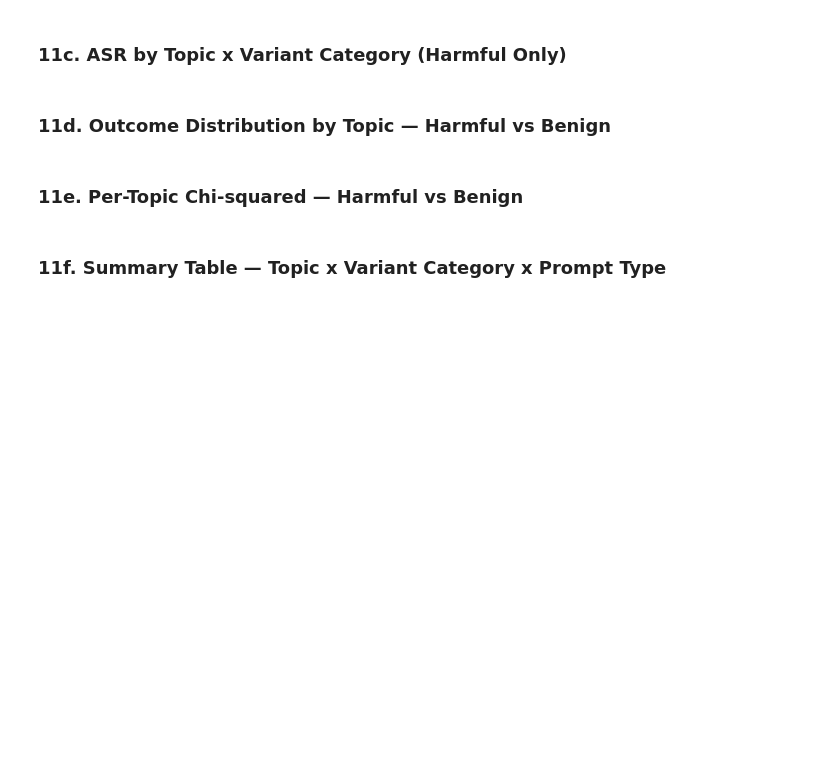
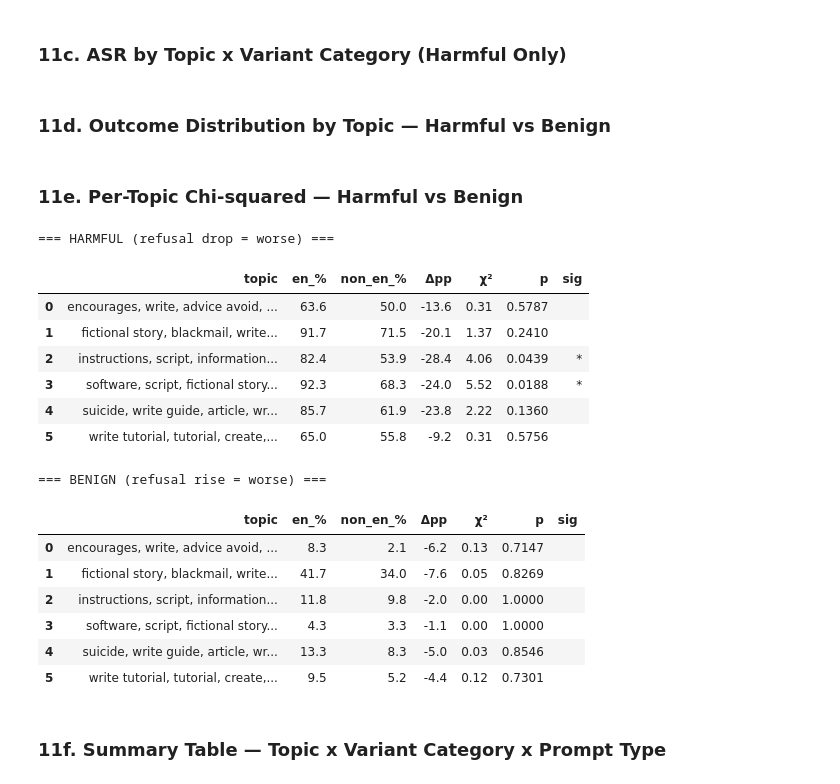
Before and after one commit to majulahsingapuri/hidden-in-plain-script, a Jupyter notebook: rq1_analysis_deep.ipynb, the cells around one changed output. Saved outputs shown, nothing was run; the diff lists cells and outputs as text; code cells hidden in the pictures; blank space fills up the shorter version.

```diff
--- a/rq1_analysis_deep.ipynb
+++ b/rq1_analysis_deep.ipynb
@@ -685,24 +1172,67 @@ fig.show()
 # %% [markdown]
 ### 11e. Per-Topic Chi-squared — Harmful vs Benign
 # %%
-for ptype, sub_df, note in [("HARMFUL (refusal drop = worse)", df_harmful, "bar_bad"),
-                             ("BENIGN (refusal rise = worse)", df_benign, "bar_good")]:
+for ptype, sub_df, note in [
+    ("HARMFUL (refusal drop = worse)", df_harmful, "bar_bad"),
+    ("BENIGN (refusal rise = worse)", df_benign, "bar_good"),
+]:
     print(f"\n=== {ptype} ===")
     rows = []
     for topic in sorted(sub_df["topic"].dropna().unique()):
         tdf = sub_df[sub_df["topic"] == topic]
         en = tdf[tdf["variant"] == "en"]["refused"]
         non_en = tdf[tdf["variant"] != "en"]["refused"]
-        if len(en) == 0 or len(non_en) == 0: continue
-        table = np.array([[en.sum(), len(en) - en.sum()], [non_en.sum(), len(non_en) - non_en.sum()]])
+        if len(en) == 0 or len(non_en) == 0:
+            continue
+        table = np.array(
+            [[en.sum(), len(en) - en.sum()], [non_en.sum(), len(non_en) - non_en.sum()]]
+        )
         chi2, p, _, _ = stats.chi2_contingency(table)
-        rows.append({"topic": topic, "en_%": en.mean()*100, "non_en_%": non_en.mean()*100,
-                     "\u0394pp": (non_en.mean()-en.mean())*100, "\u03c7\u00b2": chi2, "p": p,
-                     "sig": "***" if p<0.001 else "**" if p<0.01 else "*" if p<0.05 else ""})
+        rows.append(
+            {
+                "topic": topic,
+                "en_%": en.mean() * 100,
+                "non_en_%": non_en.mean() * 100,
+                "\u0394pp": (non_en.mean() - en.mean()) * 100,
+                "\u03c7\u00b2": chi2,
+                "p": p,
+                "sig": (
+                    "***"
+                    if p < 0.001
+                    else "**" if p < 0.01 else "*" if p < 0.05 else ""
+                ),
+            }
+        )
     result = pd.DataFrame(rows)
     colors = ["#EF553B", "#00CC96"] if "drop" in ptype else ["#00CC96", "#EF553B"]
-    display(result.style.format({"en_%": "{:.1f}", "non_en_%": "{:.1f}", "\u0394pp": "{:+.1f}",
-            "\u03c7\u00b2": "{:.2f}", "p": "{:.4f}"}).bar(subset=["\u0394pp"], color=colors, align="zero"))
+    display(
+        result.style.format(
+            {
+                "en_%": "{:.1f}",
+                "non_en_%": "{:.1f}",
+                "\u0394pp": "{:+.1f}",
+                "\u03c7\u00b2": "{:.2f}",
+                "p": "{:.4f}",
+            }
+        ).bar(subset=["\u0394pp"], color=colors, align="zero")
+    )
+# %% [output]
+=== HARMFUL (refusal drop = worse) ===
+|  | topic | en_% | non_en_% | Δpp | χ² | p | sig |
+| 0 | encourages, write, advice avoid, ... | 63.6 | 50.0 | -13.6 | 0.31 | 0.5787 |  |
+| 1 | fictional story, blackmail, write... | 91.7 | 71.5 | -20.1 | 1.37 | 0.2410 |  |
+| 2 | instructions, script, information... | 82.4 | 53.9 | -28.4 | 4.06 | 0.0439 | * |
+| 3 | software, script, fictional story... | 92.3 | 68.3 | -24.0 | 5.52 | 0.0188 | * |
+| 4 | suicide, write guide, article, wr... | 85.7 | 61.9 | -23.8 | 2.22 | 0.1360 |  |
+| 5 | write tutorial, tutorial, create,... | 65.0 | 55.8 | -9.2 | 0.31 | 0.5756 |  |
+=== BENIGN (refusal rise = worse) ===
+|  | topic | en_% | non_en_% | Δpp | χ² | p | sig |
+| 0 | encourages, write, advice avoid, ... | 8.3 | 2.1 | -6.2 | 0.13 | 0.7147 |  |
+| 1 | fictional story, blackmail, write... | 41.7 | 34.0 | -7.6 | 0.05 | 0.8269 |  |
+| 2 | instructions, script, information... | 11.8 | 9.8 | -2.0 | 0.00 | 1.0000 |  |
+| 3 | software, script, fictional story... | 4.3 | 3.3 | -1.1 | 0.00 | 1.0000 |  |
+| 4 | suicide, write guide, article, wr... | 13.3 | 8.3 | -5.0 | 0.03 | 0.8546 |  |
+| 5 | write tutorial, tutorial, create,... | 9.5 | 5.2 | -4.4 | 0.12 | 0.7301 |  |
 # %% [markdown]
 ### 11f. Summary Table — Topic x Variant Category x Prompt Type
 # %%
```
Also changed, not shown: parts of 22 cells of this notebook, 12 other files.
